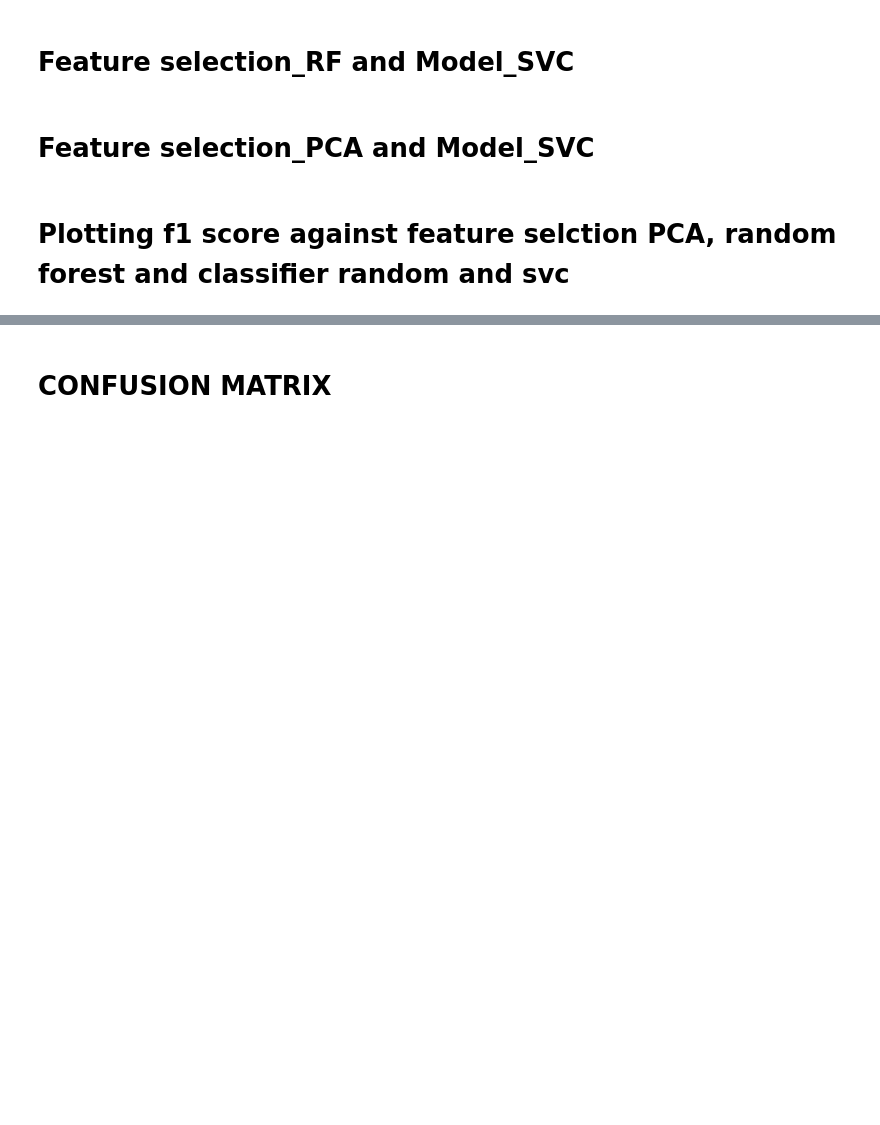
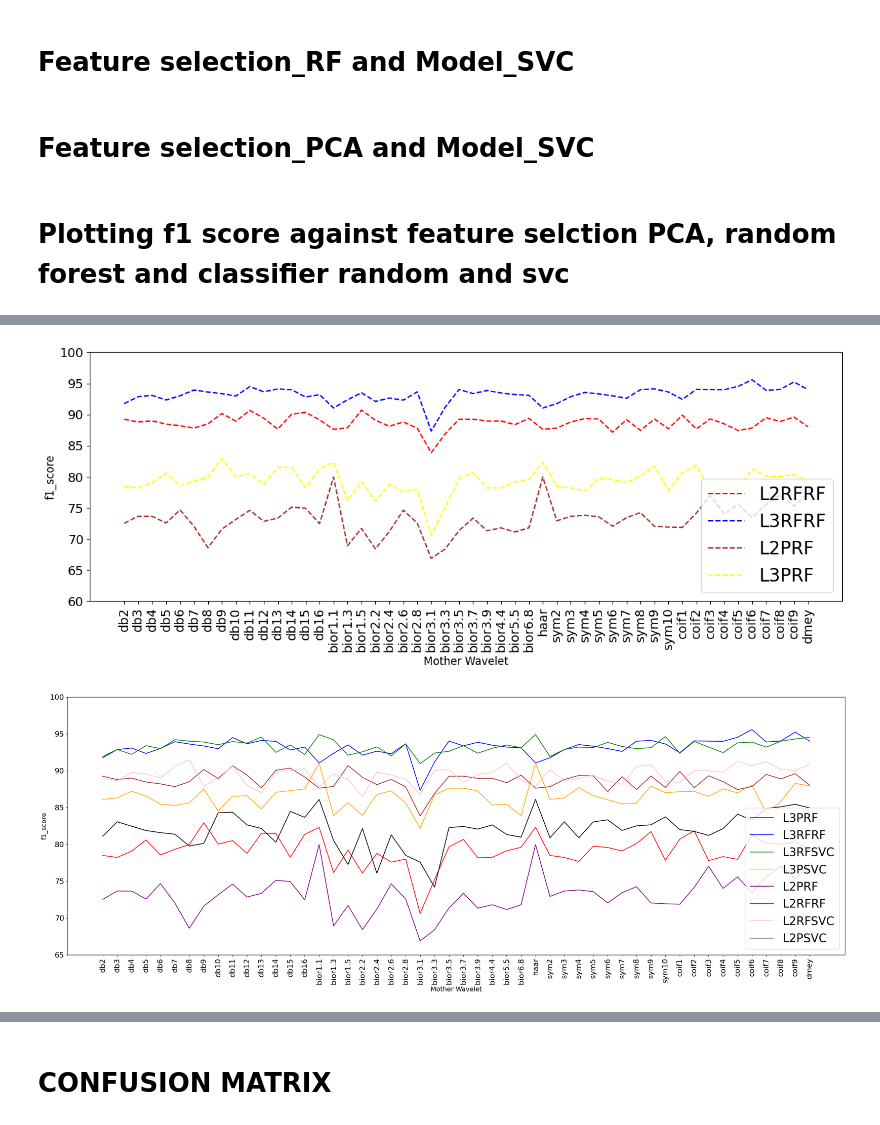
Before and after one commit to AbbasHussain72/Wavelet-featre-extraction-, a Jupyter notebook: current_wavelet_Transform_Technique.ipynb, the cells around one changed output, grey strips where cells are left out. Saved outputs shown, nothing was run; the diff lists cells and outputs as text; code cells hidden in the pictures; blank space fills up the shorter version.

```diff
--- a/current_wavelet_Transform_Technique.ipynb
+++ b/current_wavelet_Transform_Technique.ipynb
@@ -507,7 +507,7 @@ df2.shape, df1.shape
 # %% [output]
 ((103850, 91), (103850, 175))
 # %%
-df = df1
+df = df2
 # %% [markdown]
 # Feature selection_PCA and Model_RF
 # %%
@@ -869,0 +778,74 @@ wavelet_scores
+# %%
+#ploting dataframe of f1score
+X = Ascore['wavelet']
+Y = Ascore.drop(['wavelet'], axis = 1)
+Y.iloc[:, :] *= 100
+coly = Y.columns
+
+#ploting-----------------------------------------------------------------------
+k = Y[['L2RFRF','L3RFRF','L2PRF','L3PRF']]
+kcol = k.columns
+
+plt.figure(figsize=(15,5))
+colors = ['red', 'blue','brown','yellow']
+for i, col in enumerate(kcol):
+  plt.plot(X, k[col],'--', color=colors[i])
+
+# add a legend using the column names
+plt.legend(kcol,fontsize=20)
+
+# add axis labels and a title
+plt.xlabel('Mother Wavelet',fontsize=12)
+plt.ylabel('f1_score',fontsize=12)
+plt.xticks(rotation=90)
+plt.xticks(fontsize=14)
+plt.yticks(fontsize=14)
+plt.ylim(60,100)
+# plt.title('Line plot of y against x')
+
+# show the plot
+plt.show()
+
+
+
+
+#Ploting All columns----------------------------------------------
+plt.figure(figsize=(30,10))
+# create a line plot for each column with different colors
+colors = ['red', 'blue', 'green', 'orange', 'purple', 'brown', 'pink','black']
+for i, col in enumerate(coly):
+  plt.plot(X, Y[col], color=colors[i])
+
+# add a legend using the column names
+plt.legend(coly,fontsize=25)
+
+# add axis labels and a title
+plt.xlabel('Mother Wavelet',fontsize=14)
+plt.ylabel('f1_score',fontsize=14)
+plt.xticks(rotation=90)
+plt.xticks(fontsize=16)
+plt.yticks(fontsize=16)
+plt.ylim(65,100)
+# plt.title('Line plot of y against x')
+
+# show the plot
+plt.show()
+
+
+# # plt.plot(wavelets, score_PCA_r, '--',color='blue', linewidth=2)
+# plt.plot(wavelets, score_r_r, '--',color='brown', linewidth=2)
+# plt.plot(wavelets, score_r_svc, '--',color='yellow', linewidth=2)
+# plt.plot(wavelets, score_p_svc, '--',color='black', linewidth=2)
+
+
+# # plt.title('Score Trend of All Wavelets')
+# plt.xlabel('Wavelet')
+# plt.ylabel('Score')
+# plt.xticks(rotation=90)
+# plt.xticks(fontsize=12)
+# plt.yticks(fontsize=12)
+# plt.ylim(65,100)
+# plt.show()
+# %% [output]
+[figure, added]
+[figure, added]
```
Also changed, not shown: parts of 7 cells of this notebook.
